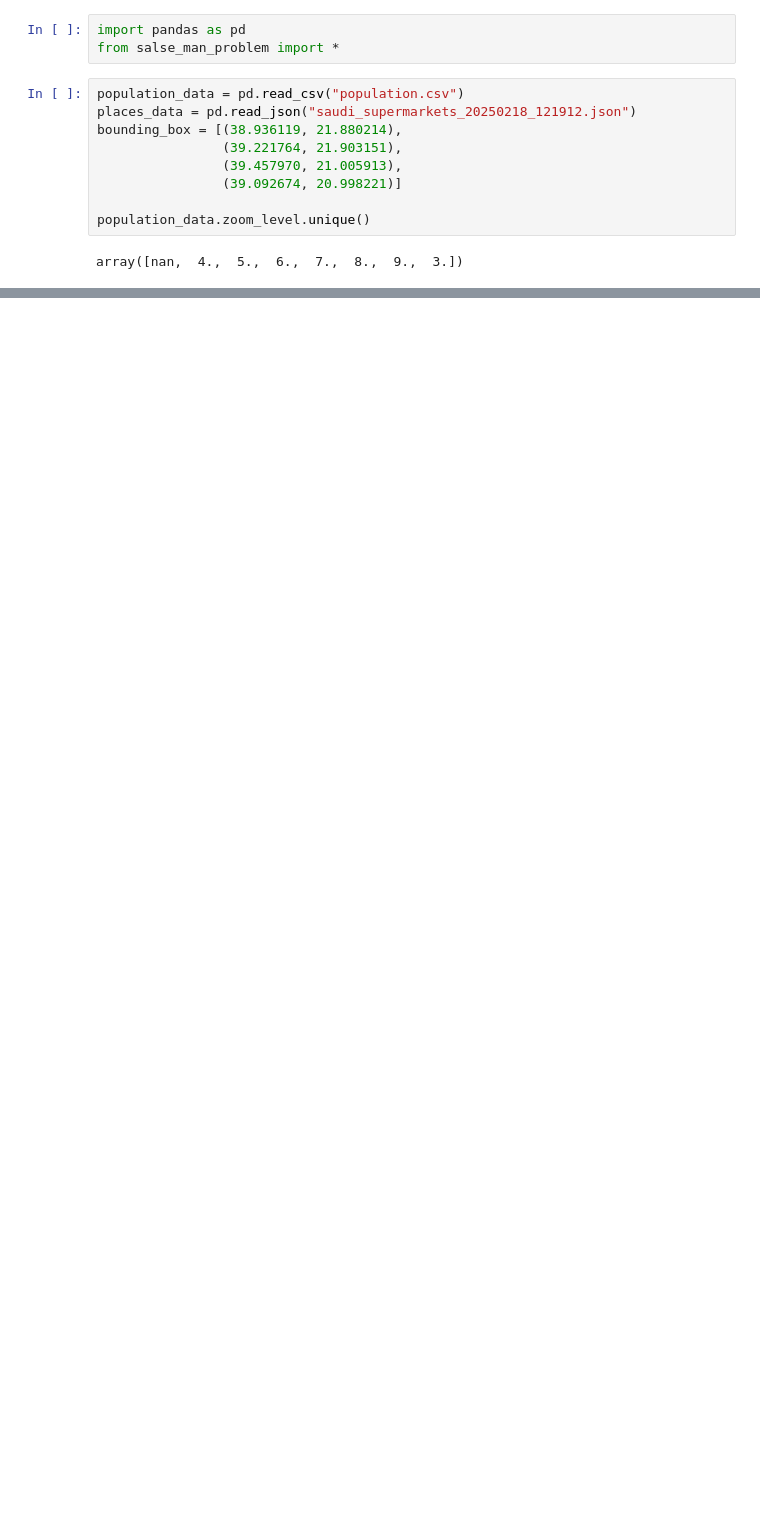
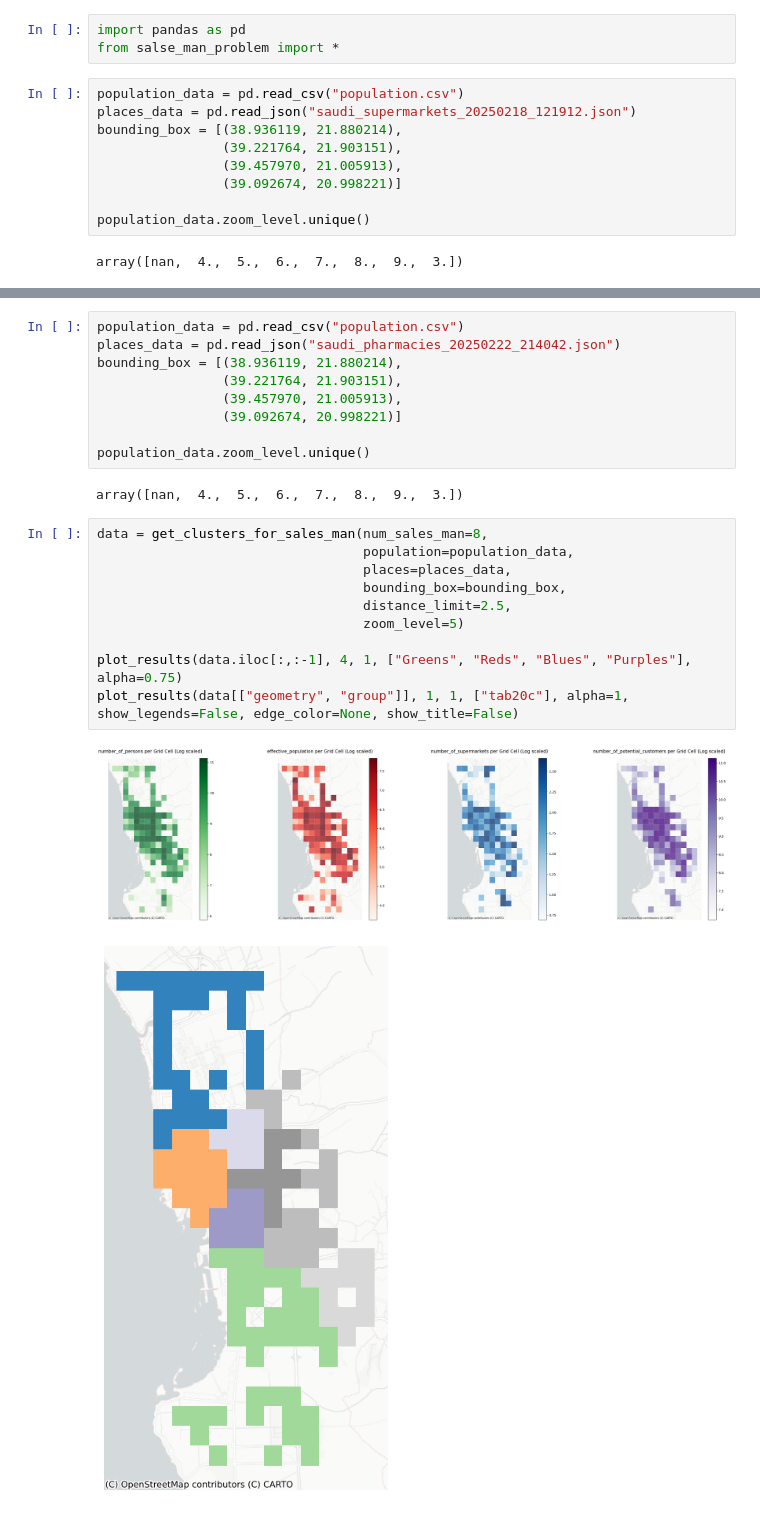
Before and after one commit to shehram-tahir/backend2, a Jupyter notebook: sales_man_problem_test.ipynb, the cells around one changed output, grey strips where cells are left out. Drawn from its saved outputs; the diff is of its cells as text; blank space fills up the shorter version.

Commit message:
added remain type hints, added test for pharmacies

```diff
--- a/sales_man_problem_test.ipynb
+++ b/sales_man_problem_test.ipynb
@@ -27,0 +28,24 @@ plot_results(data[["geometry", "group"]], 1, 1, ["tab20c"], alpha=1, show_legend
+# %%
+population_data = pd.read_csv("population.csv")
+places_data = pd.read_json("saudi_pharmacies_20250222_214042.json")
+bounding_box = [(38.936119, 21.880214),
+                (39.221764, 21.903151),
+                (39.457970, 21.005913),
+                (39.092674, 20.998221)]
+
+population_data.zoom_level.unique()
+# %% [output]
+array([nan,  4.,  5.,  6.,  7.,  8.,  9.,  3.])
+# %%
+data = get_clusters_for_sales_man(num_sales_man=8,
+                                  population=population_data,
+                                  places=places_data,
+                                  bounding_box=bounding_box,
+                                  distance_limit=2.5,
+                                  zoom_level=5)
+
+plot_results(data.iloc[:,:-1], 4, 1, ["Greens", "Reds", "Blues", "Purples"], alpha=0.75)
+plot_results(data[["geometry", "group"]], 1, 1, ["tab20c"], alpha=1, show_legends=False, edge_color=None, show_title=False)
+# %% [output]
+[figure, added]
+[figure, added]
```
Also changed, not shown: parts of 1 cell of this notebook, 2 other files.
